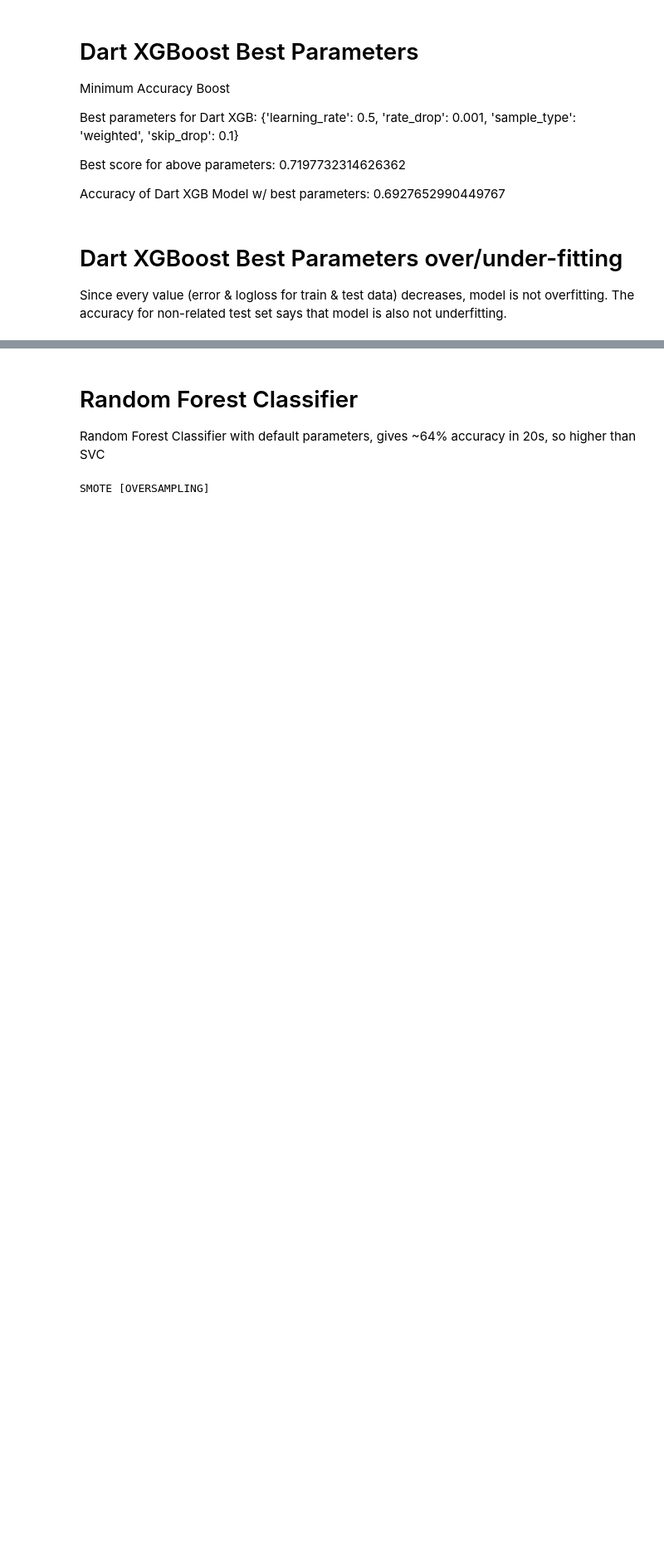
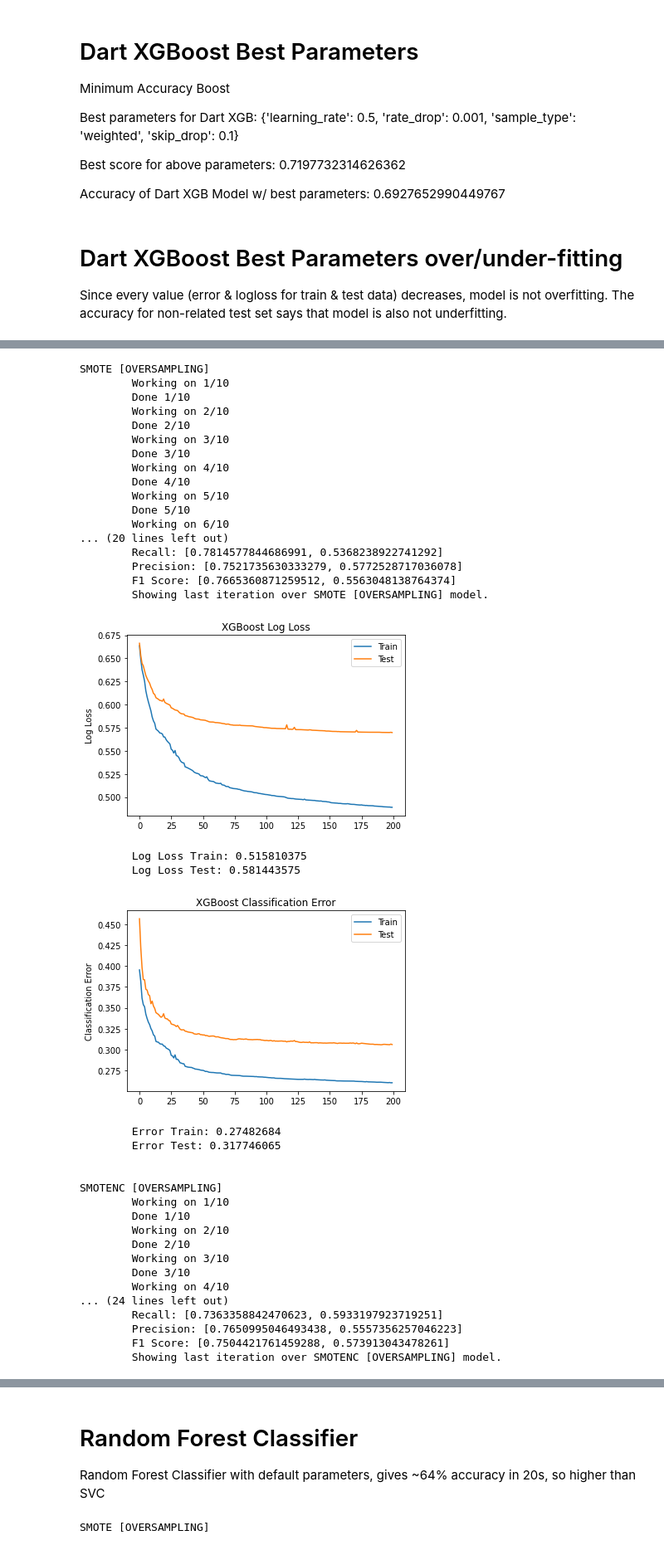
Before and after one commit to HubertLechowicz/kickstarter-predictor, a Jupyter notebook: classification_model.ipynb, the cells around one changed output, grey strips where cells are left out. Shown at 83% size. Cells and saved outputs as stored; diff of their text form; code cells hidden in the pictures; blank space fills up the shorter version.

Commit message:
Dart XGBoost w/ Oversampling

```diff
--- a/classification_model.ipynb
+++ b/classification_model.ipynb
@@ -583,0 +628,6 @@ BorderlineSMOTE-1 [OVERSAMPLING]
+# %%
+classifier_xgb_fitting = xgb.XGBClassifier(verbosity=1, tree_method='gpu_hist', n_jobs=-1, colsample_bytree=.8,
+                                            gamma=0, grow_policy='depthwise', learning_rate=.3, max_depth=6, max_leaves=0,
+                                            num_parallel_tree=5, reg_alpha=.001, sampling_method='uniform', subsample=.8, n_estimators=500)
+
+train_and_evaluate_model(classifier_xgb_fitting, train_data, test_data)
@@ -766,0 +756,43 @@ weighted avg       0.70      0.67      0.67     37206
+# %%
+classifier_dart_xgb_fitting = xgb.XGBClassifier(verbosity=1, tree_method='gpu_hist', booster='dart', n_jobs=-1, seed=2137,
+                                              learning_rate=.5, rate_drop=1e-3, sample_type='weighted', skip_drop=.1, n_estimators=200)
+train_and_evaluate_model(classifier_dart_xgb_fitting, train_data, test_data)
+# %% [output]
+SMOTE [OVERSAMPLING]
+        Working on 1/10
+        Done 1/10
+        Working on 2/10
+        Done 2/10
+        Working on 3/10
+        Done 3/10
+        Working on 4/10
+        Done 4/10
+        Working on 5/10
+        Done 5/10
+        Working on 6/10
+... (20 lines left out)
+        Recall: [0.7814577844686991, 0.5368238922741292]
+        Precision: [0.7521735630333279, 0.5772528717036078]
+        F1 Score: [0.7665360871259512, 0.5563048138764374]
+        Showing last iteration over SMOTE [OVERSAMPLING] model.
+[figure, added]
+        Log Loss Train: 0.515810375
+        Log Loss Test: 0.581443575
+[figure, added]
+        Error Train: 0.27482684
+        Error Test: 0.317746065
+
+
+SMOTENC [OVERSAMPLING]
+        Working on 1/10
+        Done 1/10
+        Working on 2/10
+        Done 2/10
+        Working on 3/10
+        Done 3/10
+        Working on 4/10
+... (24 lines left out)
+        Recall: [0.7363358842470623, 0.5933197923719251]
+        Precision: [0.7650995046493438, 0.5557356257046223]
+        F1 Score: [0.7504421761459288, 0.573913043478261]
+        Showing last iteration over SMOTENC [OVERSAMPLING] model.
```
Also changed, not shown: parts of 12 cells of this notebook.
